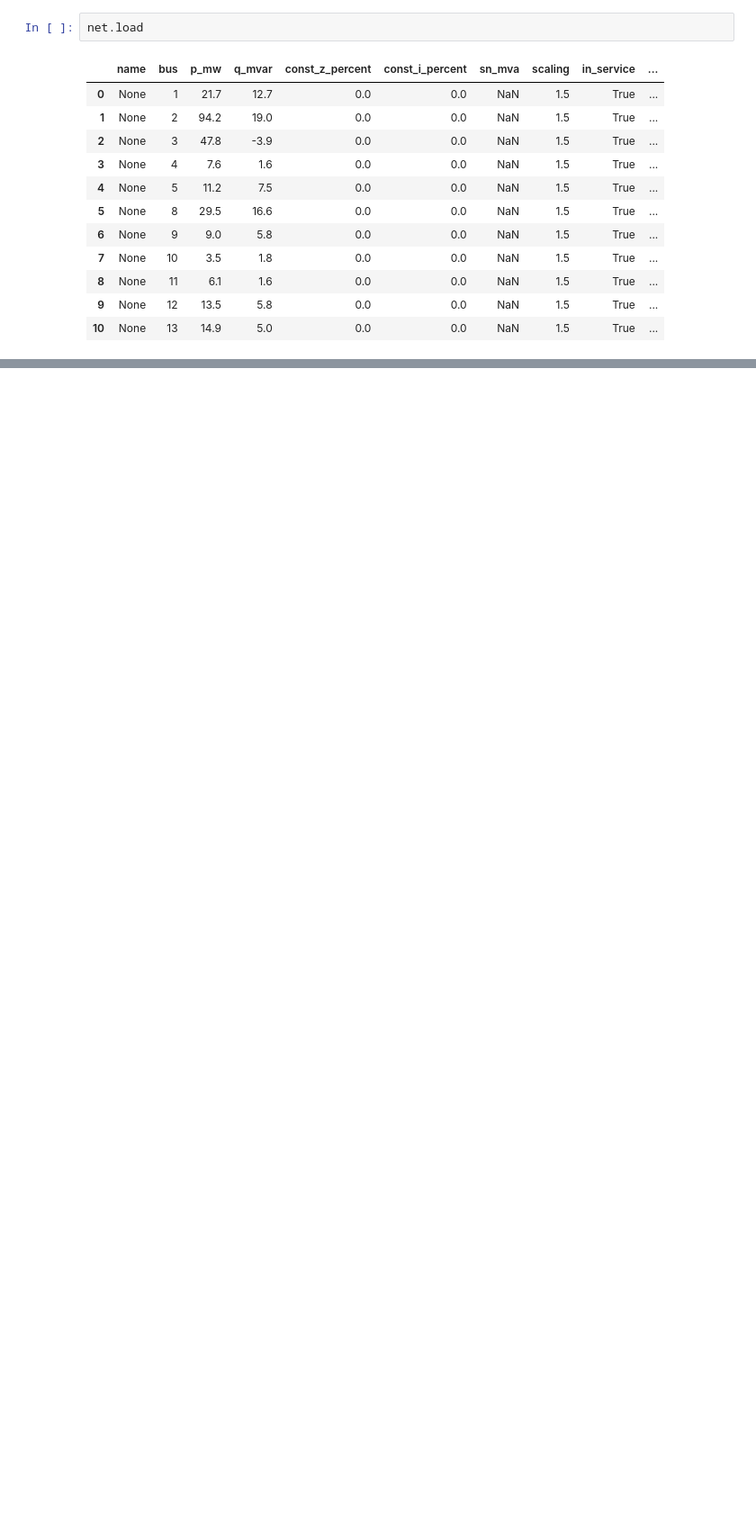
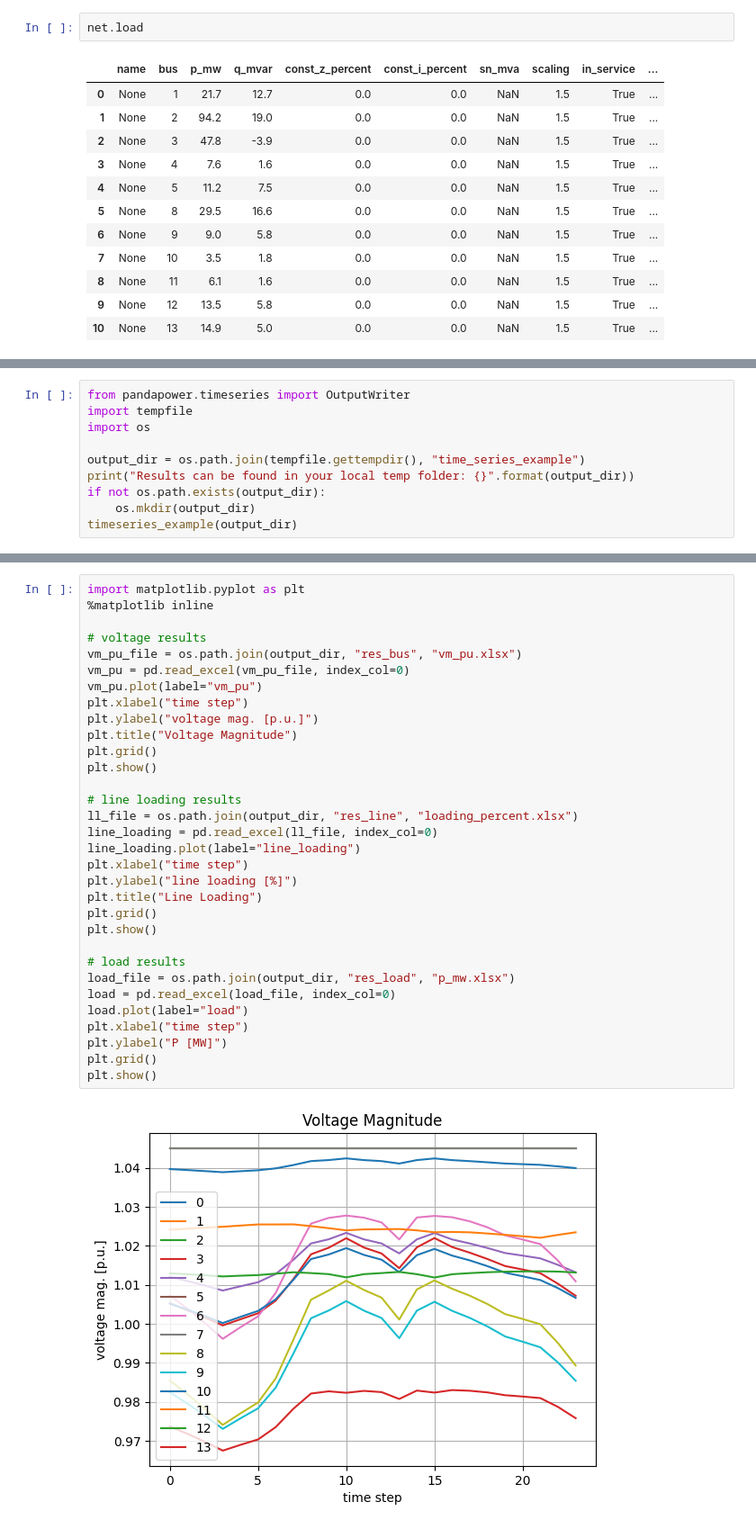
Before and after one commit to kwoong2001/pyomoatoz, a Jupyter notebook: nthPractice/pandapower/case14.ipynb, the cells around one changed output, grey strips where cells are left out. Shown at 90% size. Drawn from its saved outputs; the diff is of its cells as text; blank space fills up the shorter version.

```diff
--- a/nthPractice/pandapower/case14.ipynb
+++ b/nthPractice/pandapower/case14.ipynb
@@ -247,0 +319,10 @@ net.load
+# %%
+from pandapower.timeseries import OutputWriter
+import tempfile
+import os
+
+output_dir = os.path.join(tempfile.gettempdir(), "time_series_example")
+print("Results can be found in your local temp folder: {}".format(output_dir))
+if not os.path.exists(output_dir):
+    os.mkdir(output_dir)
+timeseries_example(output_dir)
@@ -247,0 +347,34 @@ net.load
+# %%
+import matplotlib.pyplot as plt
+%matplotlib inline
+
+# voltage results
+vm_pu_file = os.path.join(output_dir, "res_bus", "vm_pu.xlsx")
+vm_pu = pd.read_excel(vm_pu_file, index_col=0)
+vm_pu.plot(label="vm_pu")
+plt.xlabel("time step")
+plt.ylabel("voltage mag. [p.u.]")
+plt.title("Voltage Magnitude")
+plt.grid()
+plt.show()
+
+# line loading results
+ll_file = os.path.join(output_dir, "res_line", "loading_percent.xlsx")
+line_loading = pd.read_excel(ll_file, index_col=0)
+line_loading.plot(label="line_loading")
+plt.xlabel("time step")
+plt.ylabel("line loading [%]")
+plt.title("Line Loading")
+plt.grid()
+plt.show()
+
+# load results
+load_file = os.path.join(output_dir, "res_load", "p_mw.xlsx")
+load = pd.read_excel(load_file, index_col=0)
+load.plot(label="load")
+plt.xlabel("time step")
+plt.ylabel("P [MW]")
+plt.grid()
+plt.show()
+# %% [output]
+[figure, added]
```
Also changed, not shown: parts of 19 cells of this notebook, 4 other files.
